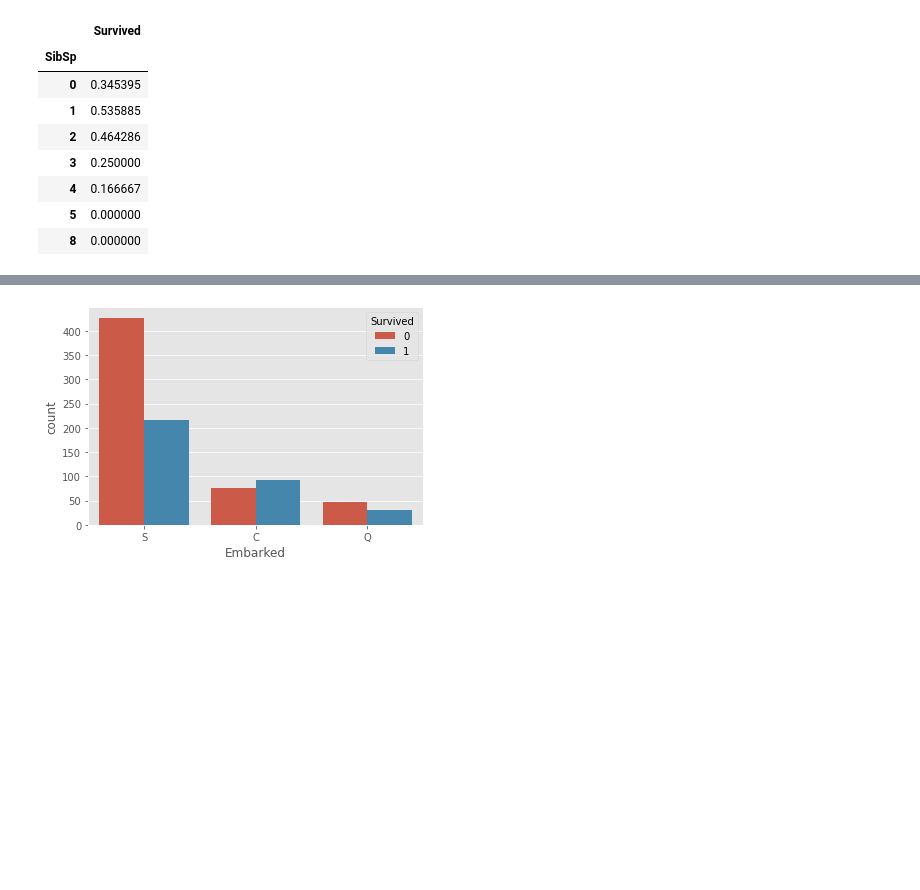
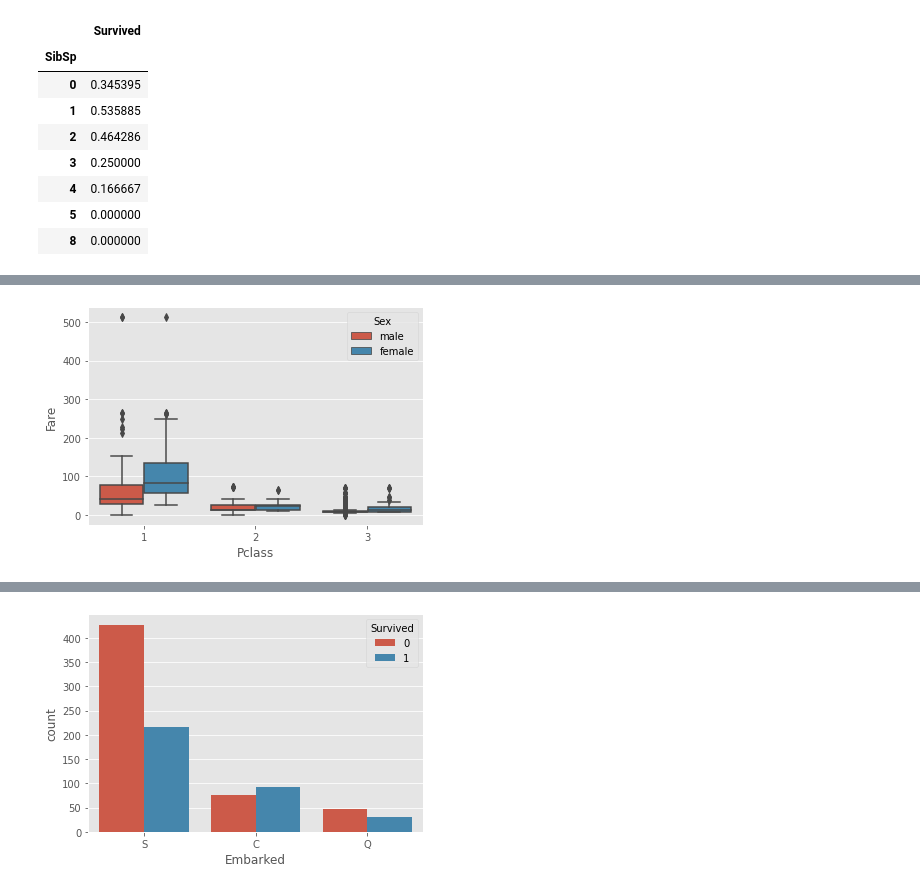
Before and after one commit to tutss/kaggle, a Jupyter notebook: competitions/titanic/eda.ipynb, the cells around one changed output, grey strips where cells are left out. Saved outputs shown, nothing was run; the diff lists cells and outputs as text; code cells hidden in the pictures; blank space fills up the shorter version.

```diff
--- a/competitions/titanic/eda.ipynb
+++ b/competitions/titanic/eda.ipynb
@@ -47,0 +64,4 @@ train[['Survived', 'SibSp']].groupby('SibSp').mean()
+# %%
+sns.boxplot(x="Pclass", y="Fare", hue="Sex", data=train);
+# %% [output]
+[figure, added]
```
Also changed, not shown: parts of 9 cells of this notebook.
